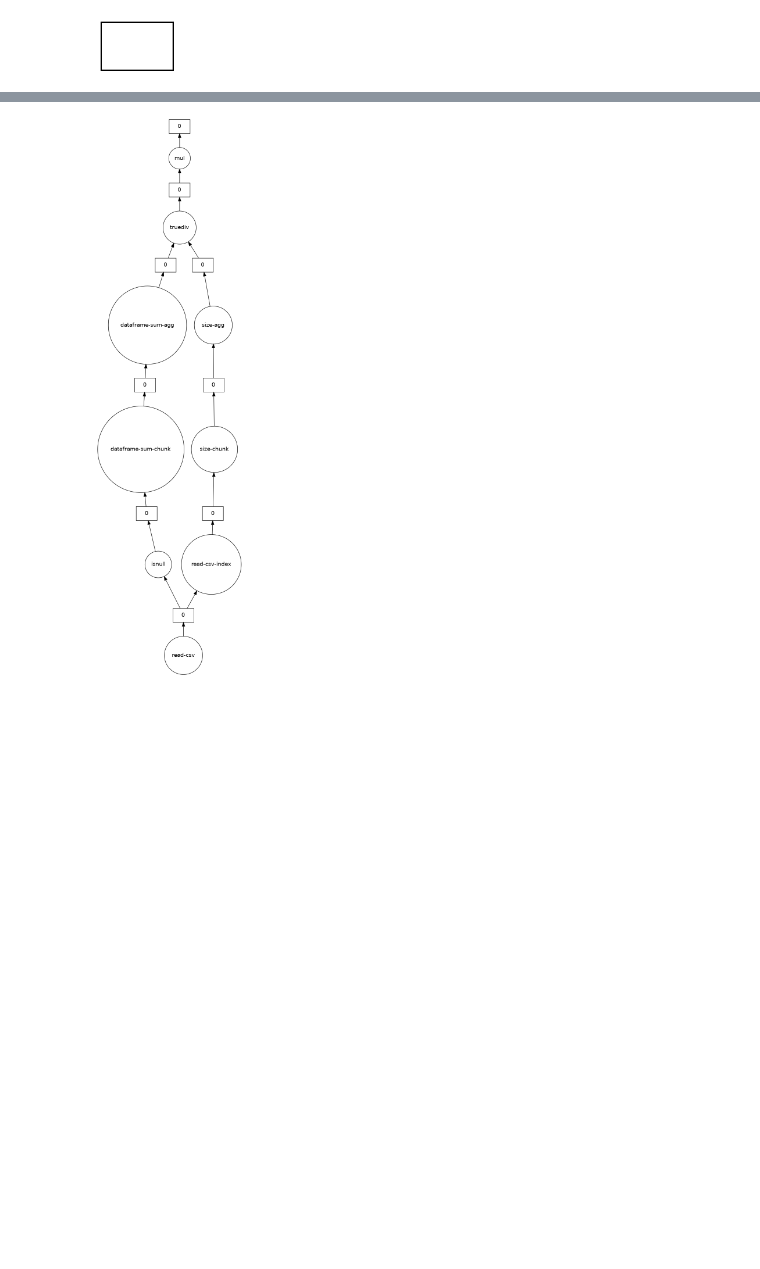
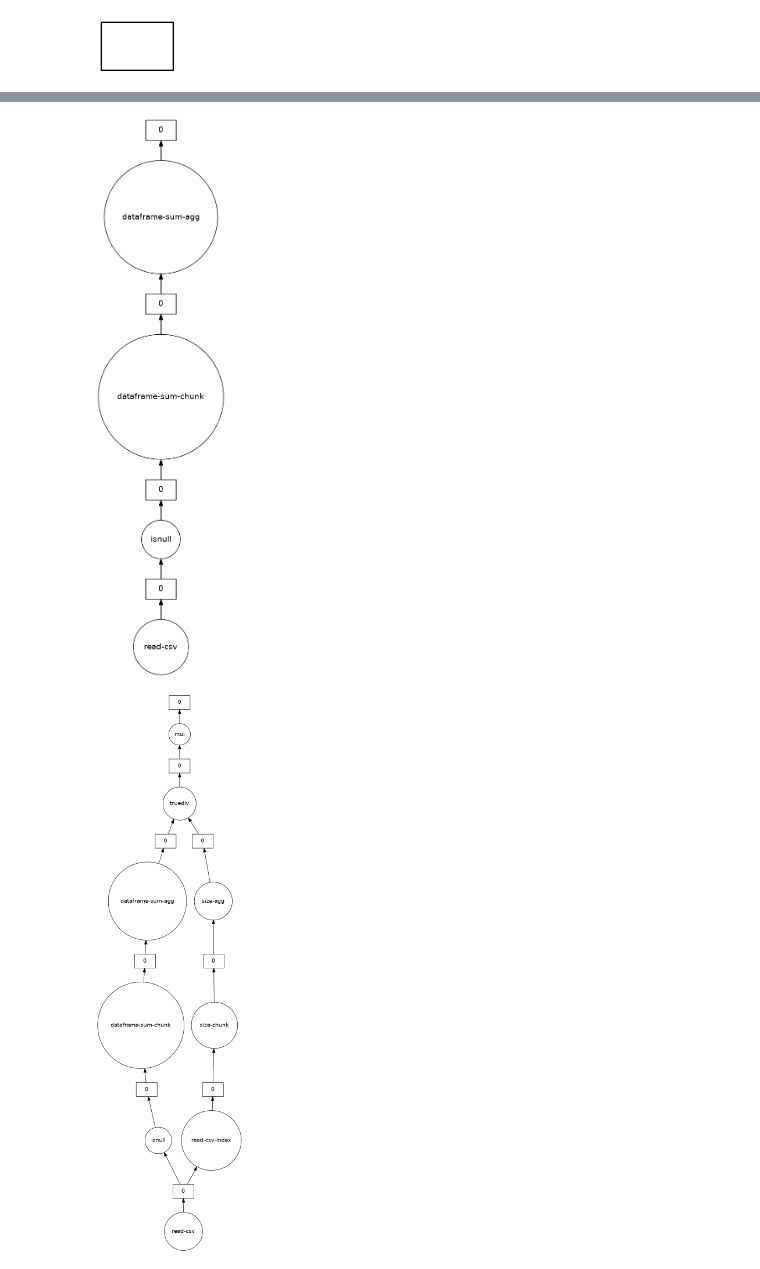
Before and after one commit to gpsaggese/umd_data605, a Jupyter notebook: projects/tutorial_dask/Dask_tutorial.ipynb, the cells around one changed output, grey strips where cells are left out. Cells and saved outputs as stored; diff of their text form; code cells hidden in the pictures; blank space fills up the shorter version.

```diff
--- a/projects/tutorial_dask/Dask_tutorial.ipynb
+++ b/projects/tutorial_dask/Dask_tutorial.ipynb
@@ -205,3 +209,7 @@ total_persisted.visualize()
+# %%
+missing_values.visualize()
+# %% [output]
+[figure, added]
 # %%
 missing_count.visualize()
 # %% [output]
```
Also changed, not shown: parts of 11 cells of this notebook, 2 other files.
